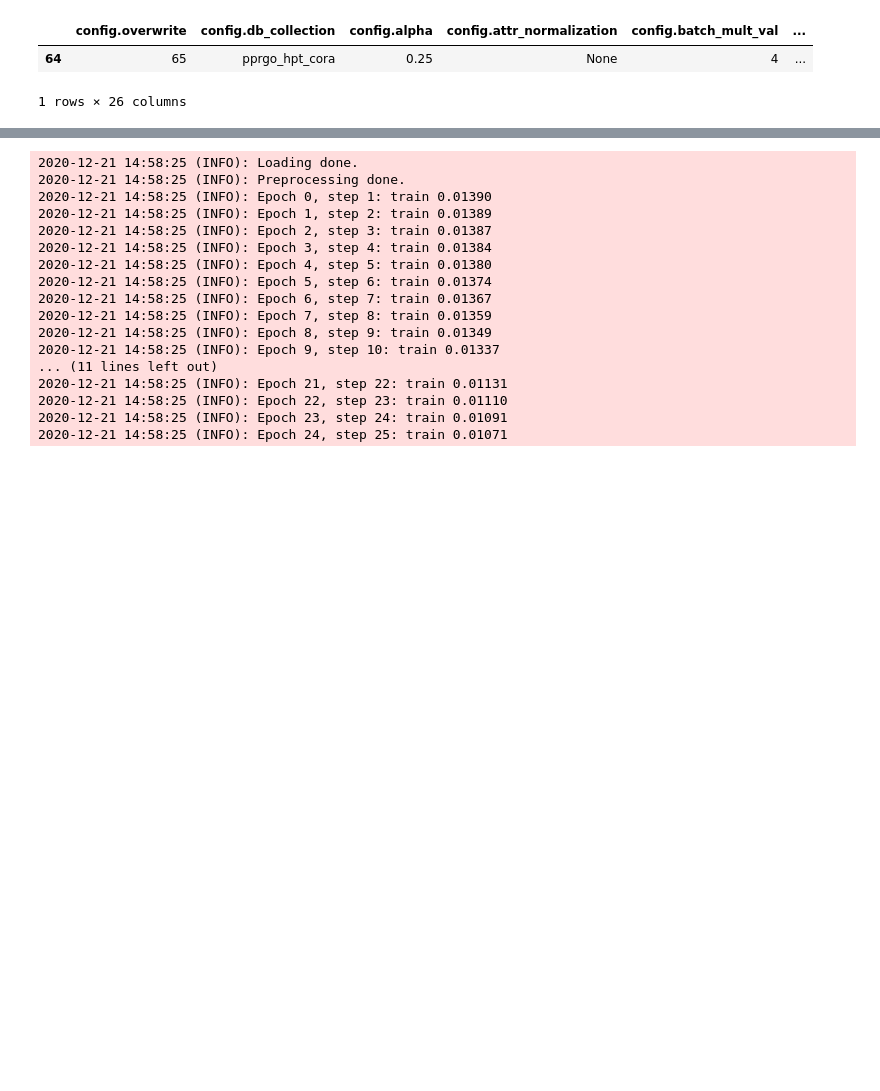
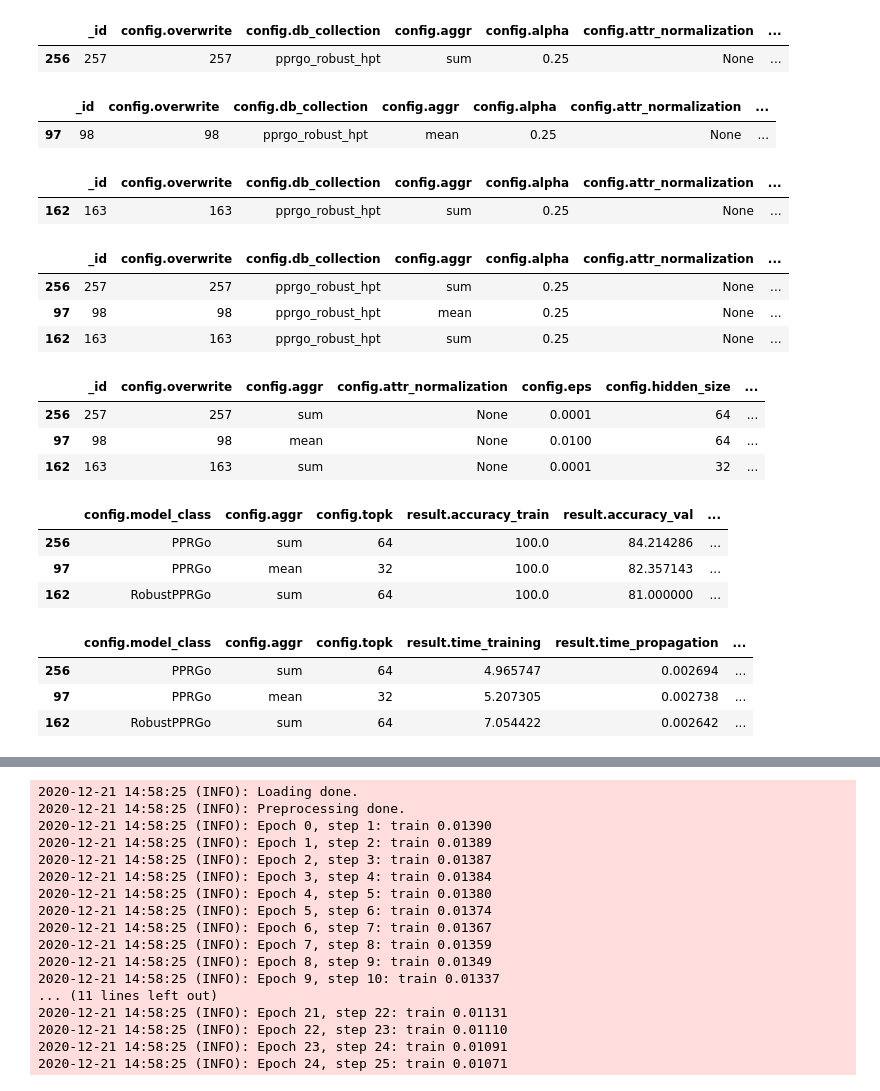
Before and after one commit to TobiasSchmidtDE/pprgo_pytorch, a Jupyter notebook: rerun_seml_exp.ipynb, the cells around one changed output, grey strips where cells are left out. Saved outputs shown, nothing was run; the diff lists cells and outputs as text; code cells hidden in the pictures; blank space fills up the shorter version.

```diff
--- a/rerun_seml_exp.ipynb
+++ b/rerun_seml_exp.ipynb
@@ -30,10 +29,61 @@ Index(['_id', 'config.overwrite', 'config.db_collection', 'config.alpha',
        'result.time_propagation', 'result.gpu_memory', 'result.memory',
        'result.nepochs'],
       dtype='object')
-# %%
-config_keys = [c for c in seml_results.columns if "config" in c]
-seml_results[seml_results["result.accuracy_test"] == seml_results["result.accuracy_test"].max()][config_keys]
-# %% [output]
-|  | config.overwrite | config.db_collection | config.alpha | config.attr_normalization | config.batch_mult_val | ... |
-| 64 | 65 | pprgo_hpt_cora | 0.25 | None | 4 | ... |
-1 rows × 26 columns
+# %%
+pprgo_results = seml_results[seml_results["config.model_class"] == "PPRGo"]
+pprgo_results_sum = pprgo_results[pprgo_results["config.aggr"] == "sum"]
+pprgo_results_mean = pprgo_results[pprgo_results["config.aggr"] == "mean"]
+robust_pprgo_results = seml_results[seml_results["config.model_class"] == "RobustPPRGo"]
+# %%
+metric = "result.f1_test"
+best_pprgo_results_sum = pprgo_results_sum[pprgo_results_sum[metric] == pprgo_results_sum[metric].max()].drop_duplicates([metric])
+best_pprgo_results_sum
+# %% [output]
+|  | _id | config.overwrite | config.db_collection | config.aggr | config.alpha | config.attr_normalization | ... |
+| 256 | 257 | 257 | pprgo_robust_hpt | sum | 0.25 | None | ... |
+# %%
+best_pprgo_results_mean = pprgo_results_mean[pprgo_results_mean[metric] == pprgo_results_mean[metric].max()].drop_duplicates([metric])
+best_pprgo_results_mean
+# %% [output]
+|  | _id | config.overwrite | config.db_collection | config.aggr | config.alpha | config.attr_normalization | ... |
+| 97 | 98 | 98 | pprgo_robust_hpt | mean | 0.25 | None | ... |
+# %%
+best_robust_pprgo_results = robust_pprgo_results[robust_pprgo_results[metric] == robust_pprgo_results[metric].max()].drop_duplicates([metric])
+best_robust_pprgo_results
+# %% [output]
+|  | _id | config.overwrite | config.db_collection | config.aggr | config.alpha | config.attr_normalization | ... |
+| 162 | 163 | 163 | pprgo_robust_hpt | sum | 0.25 | None | ... |
+# %%
+best_results = pd.concat([best_pprgo_results_sum, best_pprgo_results_mean, best_robust_pprgo_results])
+best_results
+# %% [output]
+|  | _id | config.overwrite | config.db_collection | config.aggr | config.alpha | config.attr_normalization | ... |
+| 256 | 257 | 257 | pprgo_robust_hpt | sum | 0.25 | None | ... |
+| 97 | 98 | 98 | pprgo_robust_hpt | mean | 0.25 | None | ... |
+| 162 | 163 | 163 | pprgo_robust_hpt | sum | 0.25 | None | ... |
+# %%
+# only show columns that don't have the same values in every row
+best_results.loc[:, (best_results != best_results.iloc[0]).any()]
+# %% [output]
+|  | _id | config.overwrite | config.aggr | config.attr_normalization | config.eps | config.hidden_size | ... |
+| 256 | 257 | 257 | sum | None | 0.0001 | 64 | ... |
+| 97 | 98 | 98 | mean | None | 0.0100 | 64 | ... |
+| 162 | 163 | 163 | sum | None | 0.0001 | 32 | ... |
+# %%
+config_columns = ["config.model_class", "config.aggr", "config.topk"]
+perf_res_columns = [ "result.accuracy_train", "result.accuracy_val", "result.accuracy_test", "result.f1_val", "result.f1_val", "result.f1_test"]
+scal_res_columns = ["result.time_training", "result.time_propagation",	"result.gpu_memory", "result.memory"]
+
+best_results[config_columns + perf_res_columns]
+# %% [output]
+|  | config.model_class | config.aggr | config.topk | result.accuracy_train | result.accuracy_val | ... |
+| 256 | PPRGo | sum | 64 | 100.0 | 84.214286 | ... |
+| 97 | PPRGo | mean | 32 | 100.0 | 82.357143 | ... |
+| 162 | RobustPPRGo | sum | 64 | 100.0 | 81.000000 | ... |
+# %%
+best_results[config_columns + scal_res_columns]
+# %% [output]
+|  | config.model_class | config.aggr | config.topk | result.time_training | result.time_propagation | ... |
+| 256 | PPRGo | sum | 64 | 4.965747 | 0.002694 | ... |
+| 97 | PPRGo | mean | 32 | 5.207305 | 0.002738 | ... |
+| 162 | RobustPPRGo | sum | 64 | 7.054422 | 0.002642 | ... |
```
Also changed, not shown: parts of 6 cells of this notebook, 12 other files.
